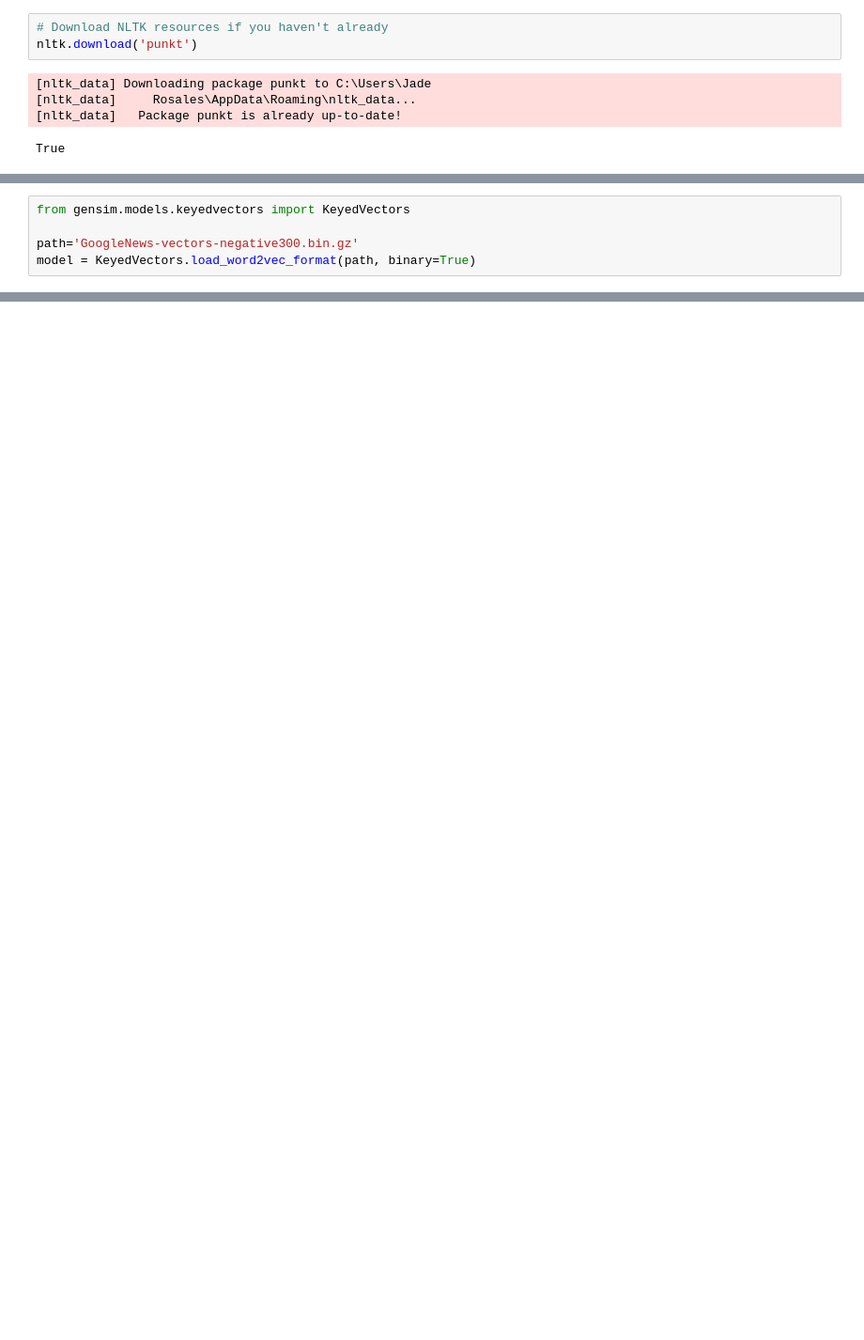
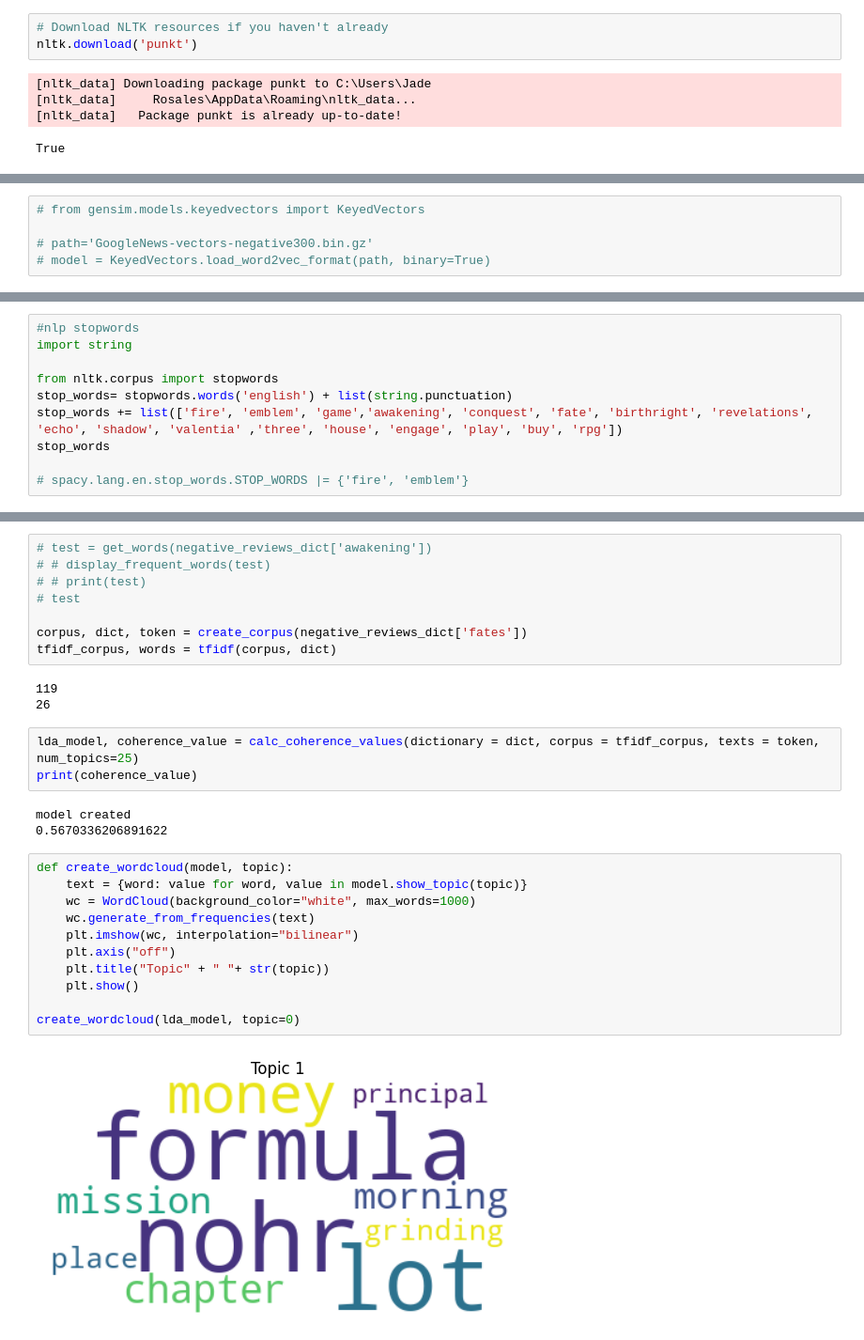
Before and after one commit to Frooge/nlp-project, a Jupyter notebook: nlp.ipynb, the cells around one changed output, grey strips where cells are left out. Shown: that part at 94% size. Drawn from its saved outputs; the diff is of its cells as text; blank space fills up the shorter version.

Commit message:
change series to fire emblem and add lda

```diff
--- a/nlp.ipynb
+++ b/nlp.ipynb
@@ -82,7 +95,7 @@ from nltk.corpus import opinion_lexicon
 positive_words = set(opinion_lexicon.positive())
 negative_words = set(opinion_lexicon.negative())
 # %%
-from gensim.models.keyedvectors import KeyedVectors
+# from gensim.models.keyedvectors import KeyedVectors
 
-path='GoogleNews-vectors-negative300.bin.gz'
-model = KeyedVectors.load_word2vec_format(path, binary=True)
+# path='GoogleNews-vectors-negative300.bin.gz'
+# model = KeyedVectors.load_word2vec_format(path, binary=True)
@@ -246,0 +116,10 @@ yes read Pokemon: 0.0480148967483706
+# %%
+#nlp stopwords
+import string
+
+from nltk.corpus import stopwords
+stop_words= stopwords.words('english') + list(string.punctuation)
+stop_words += list(['fire', 'emblem', 'game','awakening', 'conquest', 'fate', 'birthright', 'revelations', 'echo', 'shadow', 'valentia' ,'three', 'house', 'engage', 'play', 'buy', 'rpg'])
+stop_words
+
+# spacy.lang.en.stop_words.STOP_WORDS |= {'fire', 'emblem'}
@@ -246,0 +239,30 @@ yes read Pokemon: 0.0480148967483706
+# %%
+# test = get_words(negative_reviews_dict['awakening'])
+# # display_frequent_words(test)
+# # print(test)
+# test
+
+corpus, dict, token = create_corpus(negative_reviews_dict['fates'])
+tfidf_corpus, words = tfidf(corpus, dict)
+# %% [output]
+119
+26
+# %%
+lda_model, coherence_value = calc_coherence_values(dictionary = dict, corpus = tfidf_corpus, texts = token, num_topics=25)
+print(coherence_value)
+# %% [output]
+model created
+0.5670336206891622
+# %%
+def create_wordcloud(model, topic):
+    text = {word: value for word, value in model.show_topic(topic)}
+    wc = WordCloud(background_color="white", max_words=1000)
+    wc.generate_from_frequencies(text)
+    plt.imshow(wc, interpolation="bilinear")
+    plt.axis("off")
+    plt.title("Topic" + " "+ str(topic))
+    plt.show()
+
+create_wordcloud(lda_model, topic=0)
+# %% [output]
+[figure, added]
```
Also changed, not shown: parts of 24 cells of this notebook, 22 other files.
